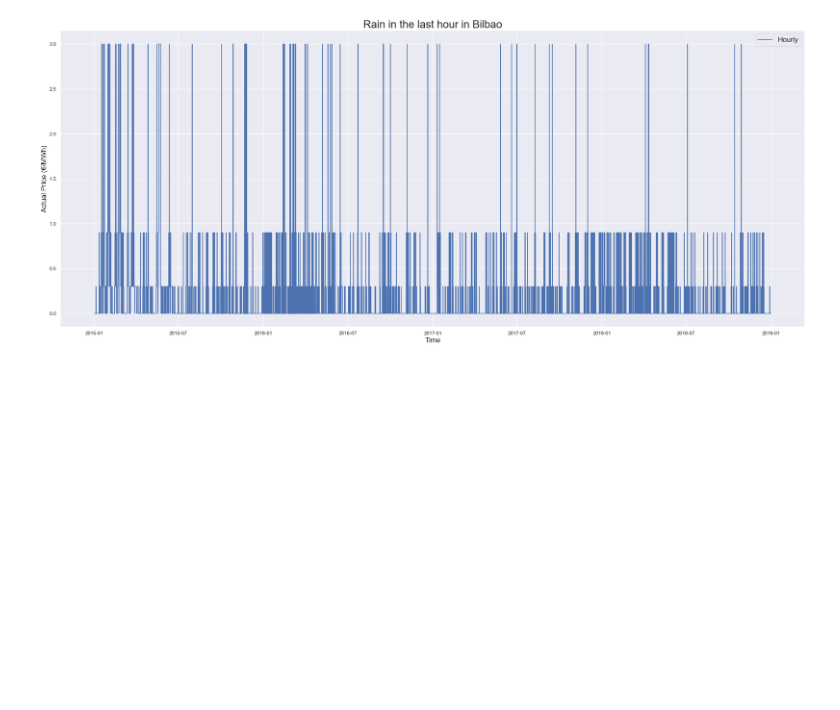
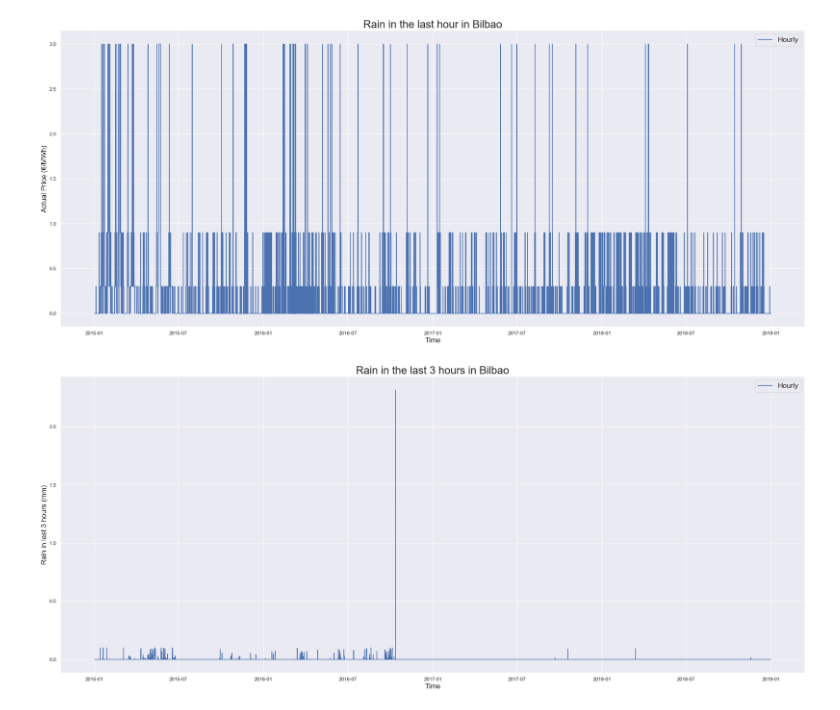
Before and after one commit to maxwebcloud/ep_forecasting, a Jupyter notebook: visualization.ipynb, the cells around one changed output. Cells and saved outputs as stored; diff of their text form; code cells hidden in the pictures; blank space fills up the shorter version.

```diff
--- a/visualization.ipynb
+++ b/visualization.ipynb
@@ -67,3 +67,12 @@ ax = plot_series(df_final, 'rain_1h_Bilbao',
 plt.show()
 # %% [output]
 [figure]
+# %%
+# Plot the 'rain_3h' for Bilbao
+
+ax = plot_series(df_final, 'rain_3h_Bilbao',
+                 label='Hourly', ylabel='Rain in last 3 hours (mm)',
+                 title='Rain in the last 3 hours in Bilbao')
+plt.show()
+# %% [output]
+[figure, added]
```
Also changed, not shown: parts of 3 cells of this notebook.
